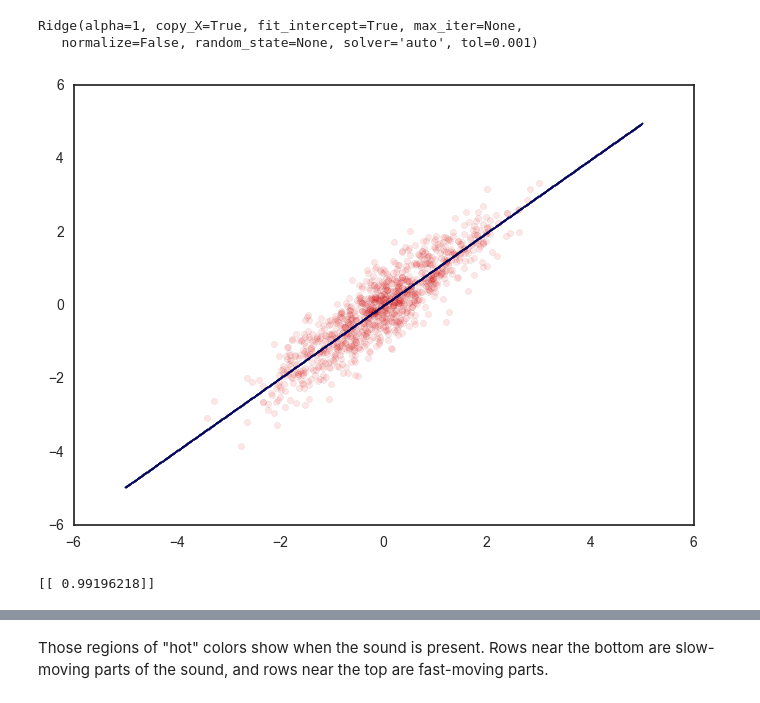
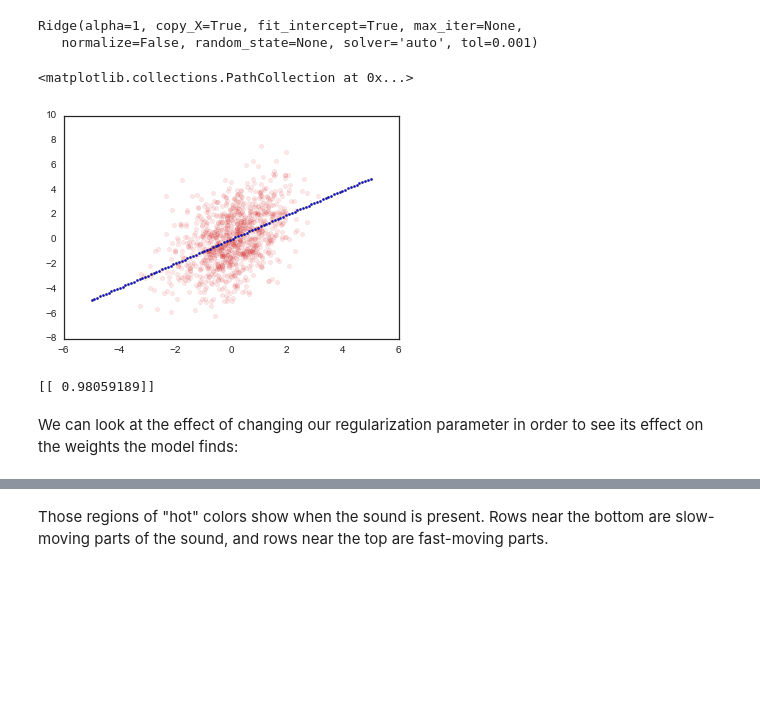
Before and after one commit to choldgraf/write-ups, a Jupyter notebook: neuro/ecog/Encoding Models.ipynb, the cells around one changed output, grey strips where cells are left out. Cells and saved outputs as stored; diff of their text form; code cells hidden in the pictures; blank space fills up the shorter version.

Commit message:
updating encoding model talk

```diff
--- a/neuro/ecog/Encoding Models.ipynb
+++ b/neuro/ecog/Encoding Models.ipynb
@@ -178,8 +182,7 @@ Ridge(alpha=1, copy_X=True, fit_intercept=True, max_iter=None,
 # %%
 # Now we'll create some fake data to get the idea
 x = np.random.randn(1000)
-y = x + .5 * np.random.randn(1000)  # Add some slight noise to X
+y = x + 2 * np.random.randn(1000)  # Add some slight noise to X
 f, ax = plt.subplots()
 ax.scatter(x, y)
-f
 # %% [output]
@@ -194,17 +198,19 @@ Ridge(alpha=1, copy_X=True, fit_intercept=True, max_iter=None,
 # %%
 # Now, we can look at the line that the model fit
 # We do this be defining a bunch of points that span the range of x
 # and see what the model would predict
-x_pred = np.linspace(-5, 5, 1000)
+x_pred = np.linspace(-5, 5, 100)
 y_pred = model.predict(x_pred[:, None])
 f, ax = plt.subplots()
 ax.scatter(x, y, alpha=.1, c='r')
-ax.scatter(x_pred, y_pred, s=1)
-f
+ax.scatter(x_pred, y_pred, s=5)
 # %% [output]
+<matplotlib.collections.PathCollection at 0x...>
-[figure, old version]
+[figure, new version]
 # %%
 # We can also inspect the coefficient that the model uses to predict y
 print(model.coef_)
 # %% [output]
-[[ 0.99196218]]
+[[ 0.98059189]]
+# %% [markdown]
+We can look at the effect of changing our regularization parameter in order to see its effect on the weights the model finds:
```
Also changed, not shown: parts of 42 cells of this notebook.
